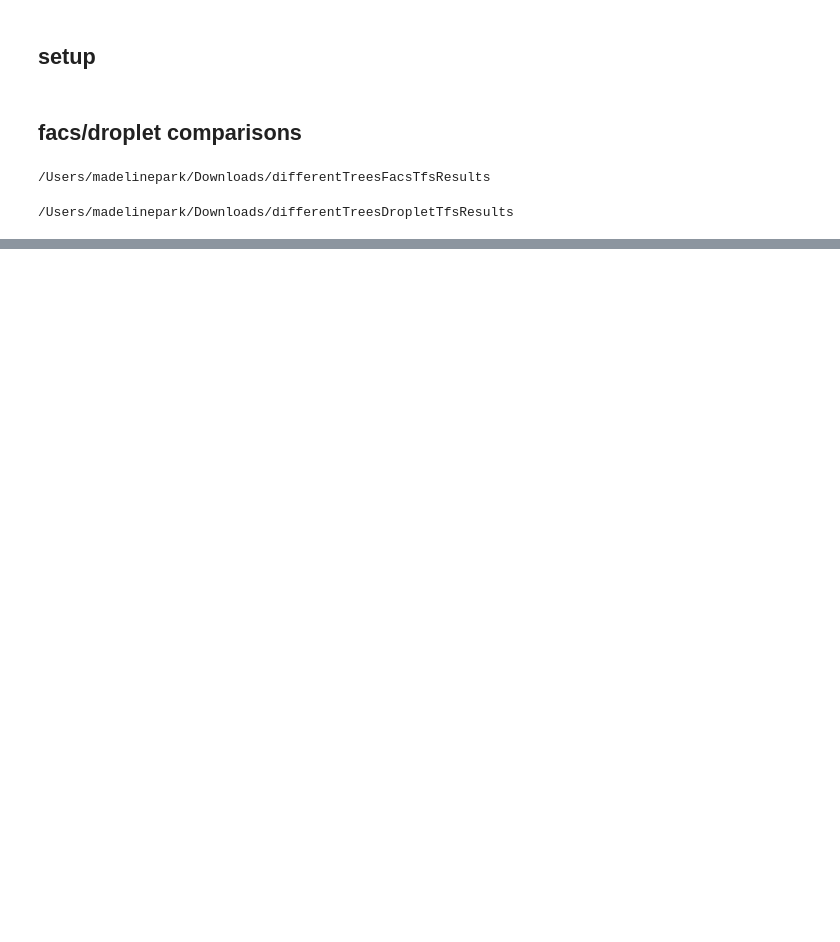
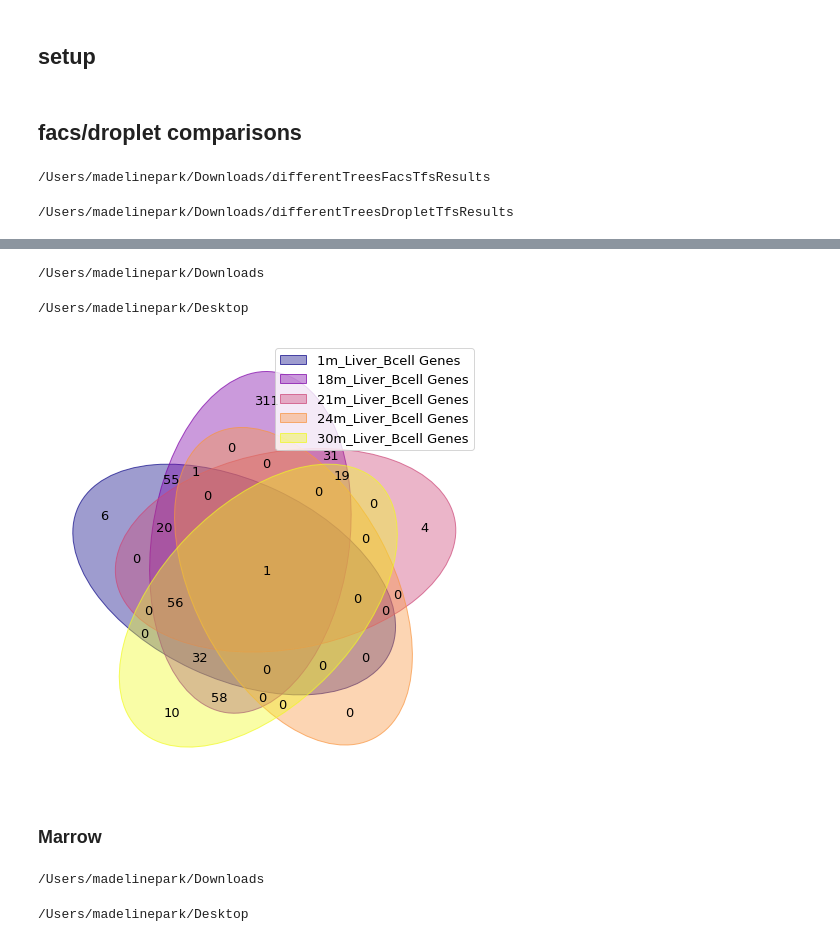
Before and after one commit to czbiohub-sf/scRFE, a Jupyter notebook: scripts/visualization/vennDiagrams.ipynb, the cells around one changed output, grey strips where cells are left out. Drawn from its saved outputs; the diff is of its cells as text; code cells hidden in the pictures; blank space fills up the shorter version.

Commit message:
adding venn panel

```diff
--- a/scripts/visualization/vennDiagrams.ipynb
+++ b/scripts/visualization/vennDiagrams.ipynb
@@ -6,5 +9,10 @@
 from venn import venn
 %matplotlib inline
+# %%
+import matplotlib.pyplot as plt
+plt.rcParams['pdf.fonttype'] = 42
+plt.rcParams['ps.fonttype'] = 42
+# saves text as editable text for illustrator
 # %%
 import pandas as pd
 from venn import pseudovenn
@@ -64,0 +87,54 @@ venn(LungfacsDroplet18m)
+# %%
+cd /Users/madelinepark/downloads
+# %% [output]
+/Users/madelinepark/Downloads
+# %%
+Liver1m = pd.read_csv('1mLiverdroplet1000tfcelltype.csv')
+Liver3m = pd.read_csv('3mLiverdroplet1000tfcelltype.csv')
+Liver18m = pd.read_csv('18mLiverdroplet1000tfcelltype.csv')
+Liver21m = pd.read_csv('21mLiverdroplet1000tfcelltype.csv')
+Liver24m = pd.read_csv('24mLiverdroplet1000tfcelltype.csv')
+Liver30m = pd.read_csv('30mLiverdroplet1000tfcelltype.csv')
+LiverAllAge = pd.read_csv('Liverdroplet1000tfcelltype.csv')
+# %%
+# list1 = [11, 5, 17, 18, 23, 50]
+LiverAllAgeBCell = list(set(LiverAllAge['B cell']))
+Liver1mBcell = list(set(Liver1m['B cell']))
+Liver18mBcell = list(set(Liver18m['B cell']))
+Liver21mBcell = list(set(Liver21m['B cell']))
+Liver24mBcell = list(set(Liver24m['B cell']))
+Liver30mBcell = list(set(Liver30m['B cell']))
+
+Liver1mBcell = [ele for ele in Liver1mBcell if ele not in LiverAllAgeBCell]
+Liver18mBcell = [ele for ele in Liver18mBcell if ele not in LiverAllAgeBCell]
+Liver21mBcell = [ele for ele in Liver21mBcell if ele not in LiverAllAgeBCell]
+Liver24mBcell = [ele for ele in Liver24mBcell if ele not in LiverAllAgeBCell]
+Liver30mBcell = [ele for ele in Liver30mBcell if ele not in LiverAllAgeBCell]
+# %%
+LiverDroplet = {
+    '1m_Liver_Bcell Genes' : set(Liver1mBcell),
+#    '3mLiverBcell Genes' : set(Liver3m['B cell']), (must not have Bcell)
+    '18m_Liver_Bcell Genes' : set(Liver18mBcell),
+    '21m_Liver_Bcell Genes' : set(Liver21mBcell),
+    '24m_Liver_Bcell Genes' : set(Liver24mBcell),
+    '30m_Liver_Bcell Genes' : set(Liver30mBcell)#,
+#     'AllAge_Liver_Bcell' : set(LiverAllAge['B cell'])
+}
+# %%
+cd /Users/madelinepark/desktop
+# %% [output]
+/Users/madelinepark/Desktop
+# %%
+venn (LiverDroplet, cmap = 'plasma')
+plt.savefig('LiverDropletBcellAge.pdf')
+# FOR THIS, ADD ALL AGE ONCE IT FINISHES RUNNING
+# save as pdf
+# remove 1m ones from all, 18m from all, etc, get rid of allage
+# %% [output]
+[figure, added]
+# %% [markdown]
+### Marrow
+# %%
+cd /Users/madelinepark/downloads
+# %% [output]
+/Users/madelinepark/Downloads
@@ -64,0 +175,4 @@ venn(LungfacsDroplet18m)
+# %%
+cd /Users/madelinepark/desktop
+# %% [output]
+/Users/madelinepark/Desktop
```
Also changed, not shown: parts of 21 cells of this notebook.
